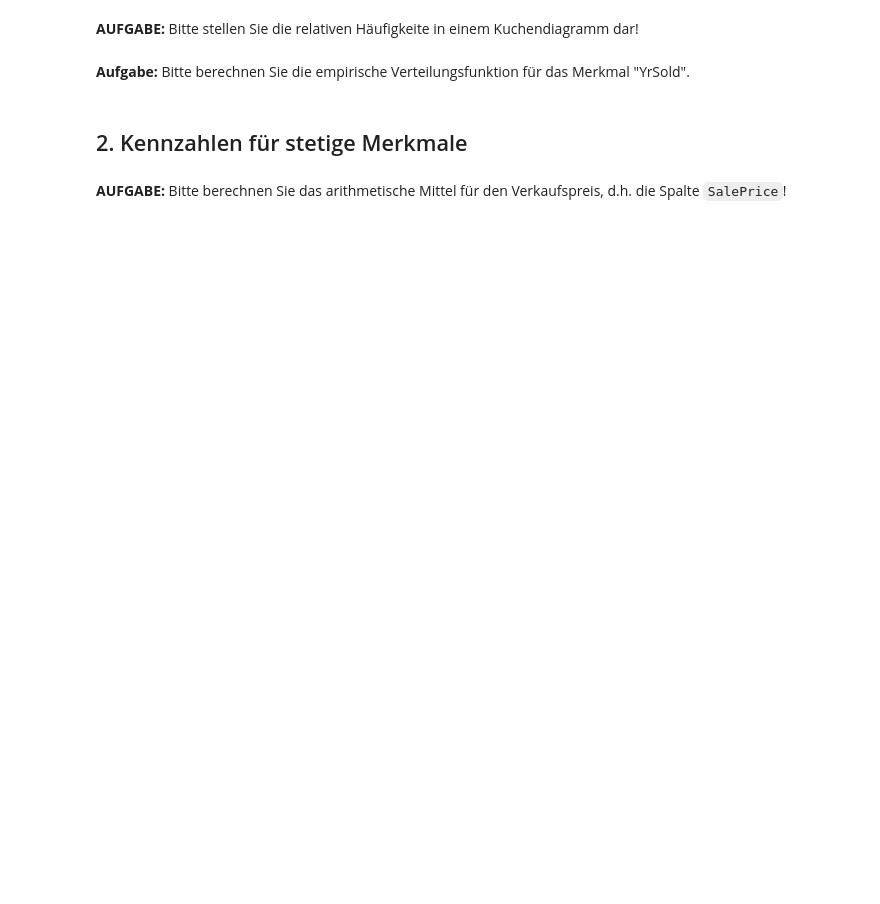
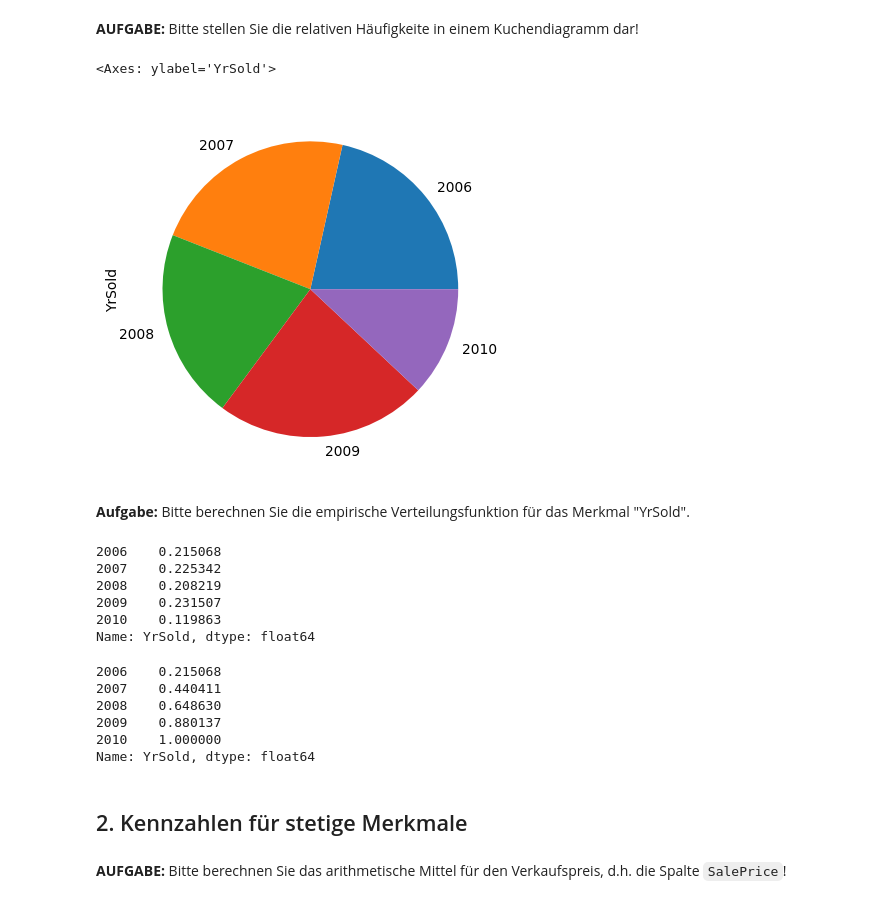
Before and after one commit to AlexKressner/Statistik, a Jupyter notebook: Deskriptive_Statistik.ipynb, the cells around one changed output. Cells and saved outputs as stored; diff of their text form; code cells hidden in the pictures; blank space fills up the shorter version.

```diff
--- a/Deskriptive_Statistik.ipynb
+++ b/Deskriptive_Statistik.ipynb
@@ -32,7 +81,30 @@ data.YrSold = data.YrSold.astype("object")
 # %% [markdown]
 **AUFGABE:** Bitte stellen Sie die relativen Häufigkeite in einem Kuchendiagramm dar!
+# %%
+data.YrSold.value_counts(normalize=True).sort_index().plot(kind="pie")
+# %% [output]
+<Axes: ylabel='YrSold'>
+[figure, added]
 # %% [markdown]
 **Aufgabe:** Bitte berechnen Sie die empirische Verteilungsfunktion für das Merkmal "YrSold".
+# %%
+data.YrSold.value_counts(normalize=True).sort_index()
+# %% [output]
+2006    0.215068
+2007    0.225342
+2008    0.208219
+2009    0.231507
+2010    0.119863
+Name: YrSold, dtype: float64
+# %%
+data.YrSold.value_counts(normalize=True).sort_index().cumsum()
+# %% [output]
+2006    0.215068
+2007    0.440411
+2008    0.648630
+2009    0.880137
+2010    1.000000
+Name: YrSold, dtype: float64
 # %% [markdown]
 ## 2. Kennzahlen für stetige Merkmale
 # %% [markdown]
```
Also changed, not shown: parts of 15 cells of this notebook.
